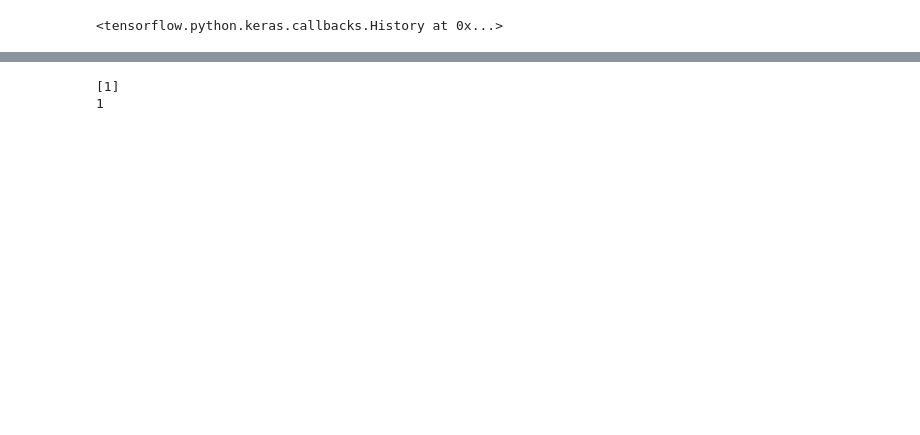
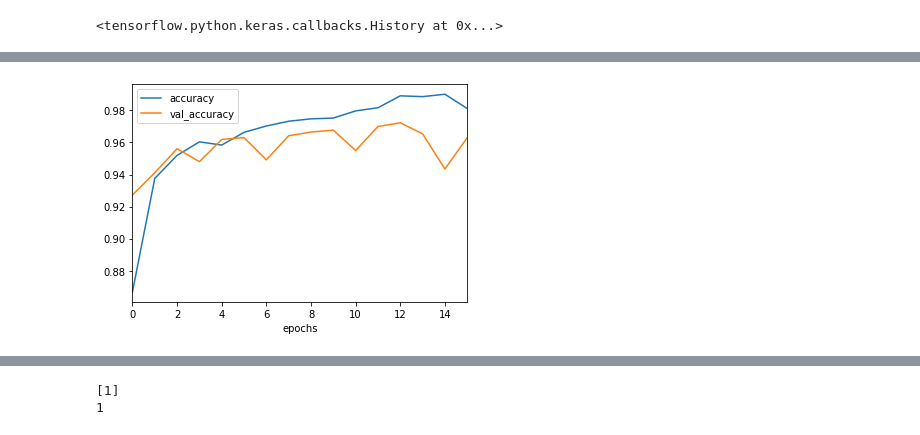
Before and after one commit to maximilian-witt/music_classification, a Jupyter notebook: CNN_model_binary_210104.ipynb, the cells around one changed output, grey strips where cells are left out. Cells and saved outputs as stored; diff of their text form; code cells hidden in the pictures; blank space fills up the shorter version.

```diff
--- a/CNN_model_binary_210104.ipynb
+++ b/CNN_model_binary_210104.ipynb
@@ -148,3 +156,12 @@ losses[['accuracy','val_accuracy']].plot()
+# %%
+fig = plt.figure()
+ax = fig.gca()
+losses[['accuracy','val_accuracy']].plot(ax=ax)
+#ax.set_xticks(range(0,12,2))
+ax.set_xlabel('epochs')
+plt.savefig('blog_pictures/210124_binary_advanced_accu.png',dpi=150,bbox_inches='tight')
+# %% [output]
+[figure, added]
 # %%
 # model.save('CNN_binary__blues_metal_210104.h5')
 # %%
```
Also changed, not shown: parts of 13 cells of this notebook.
